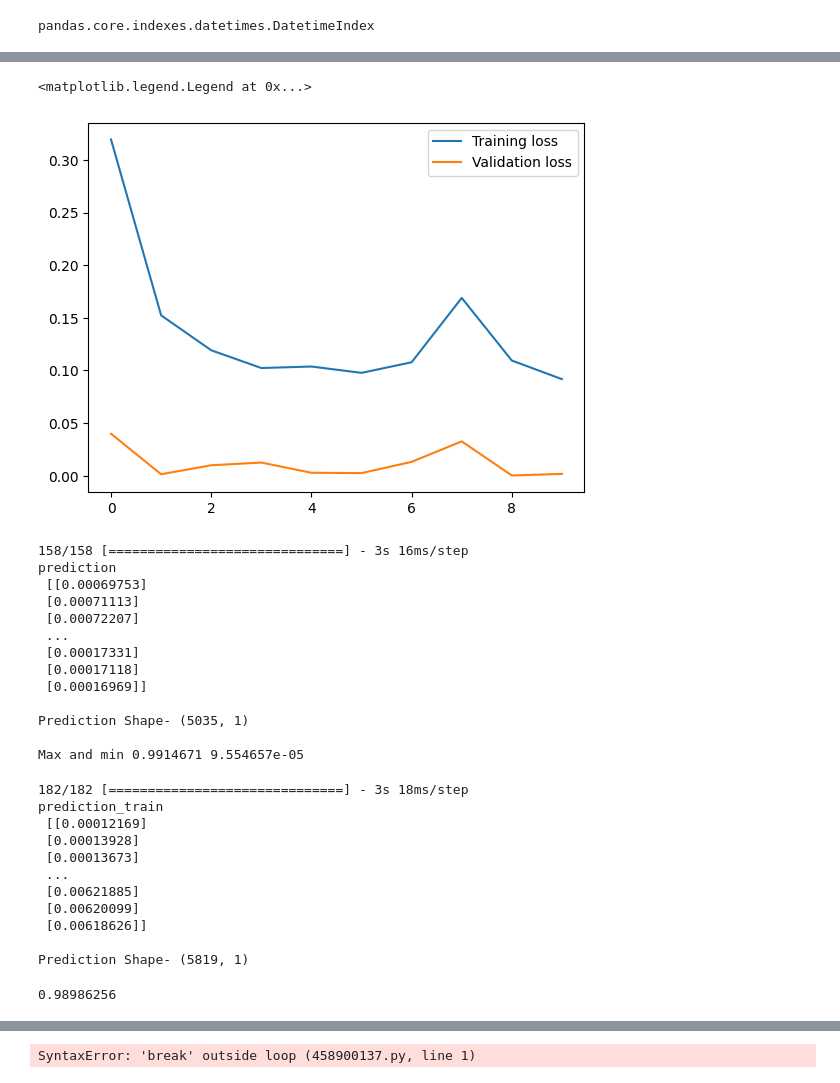
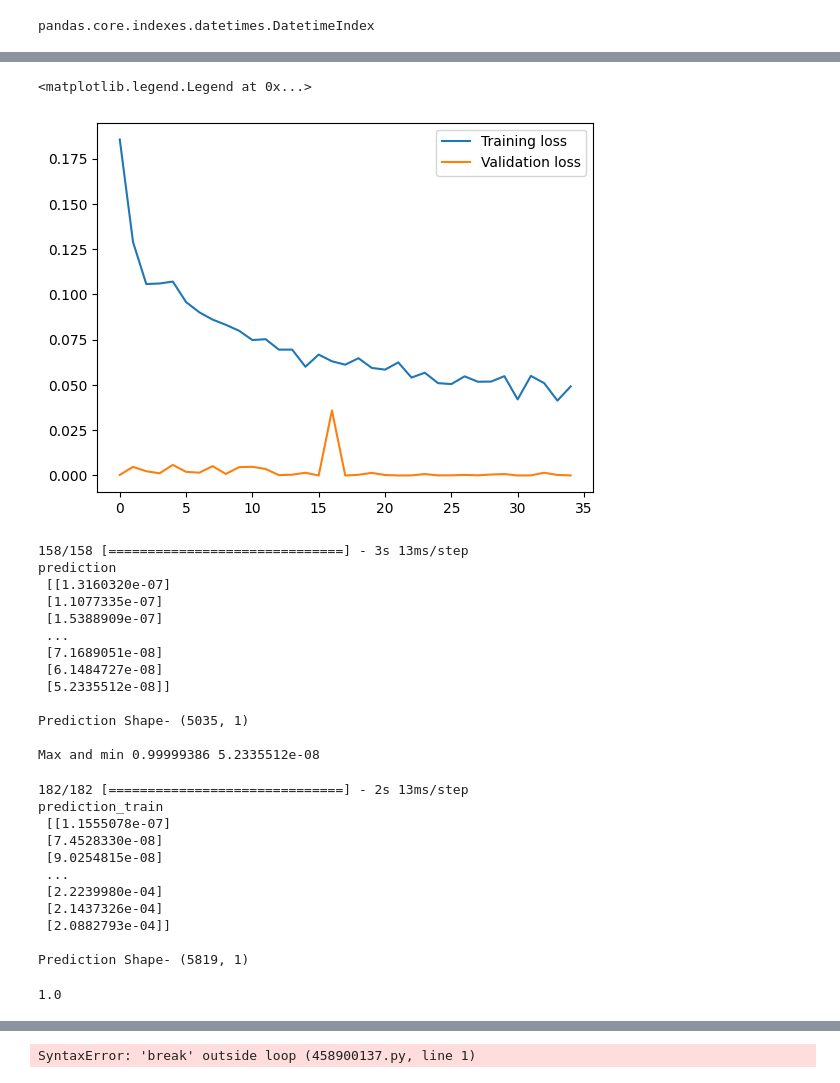
Before and after one commit to AmineMahdioui/projet-de-fin-d-annee, a Jupyter notebook: New try LSTM.ipynb, the cells around one changed output, grey strips where cells are left out. Saved outputs shown, nothing was run; the diff lists cells and outputs as text; code cells hidden in the pictures.

```diff
--- a/New try LSTM.ipynb
+++ b/New try LSTM.ipynb
@@ -129,14 +129,14 @@ pandas.core.indexes.datetimes.DatetimeIndex
 model = Sequential()
 model.add(LSTM(64, activation='relu', input_shape=(trainX.shape[1], trainX.shape[2]), return_sequences=True))
 model.add(Dropout(0.2))
-model.add(LSTM(64, activation='relu', return_sequences=True))
+model.add(LSTM(32, activation='relu', return_sequences=True))
 model.add(Dropout(0.2))
-model.add(LSTM(64, activation='relu', return_sequences=False))
+model.add(LSTM(16, activation='relu', return_sequences=False))
 model.add(Dense(n_forecast,activation='sigmoid'))
 
 model.compile(optimizer='adam', loss='BinaryCrossentropy')
 # fit the model
-history = model.fit(trainX, trainY, epochs=10, batch_size=32, validation_split=0.1, verbose=1)
+history = model.fit(trainX, trainY, epochs=35, batch_size=32, validation_split=0.1, verbose=1)
 
 plt.plot(history.history['loss'], label='Training loss')
 plt.plot(history.history['val_loss'], label='Validation loss')
@@ -165,44 +162,44 @@ Epoch 10/10
 <matplotlib.legend.Legend at 0x...>
-[figure, old version]
+[figure, new version]
 # %%
 prediction=model.predict(testX)
 print("prediction\n", prediction)
 print("\nPrediction Shape-",prediction.shape)
 print("\nMax and min",prediction.max(),prediction.min())
 # %% [output]
-158/158 [==============================] - 3s 16ms/step
+158/158 [==============================] - 3s 13ms/step
 prediction
- [[0.00069753]
- [0.00071113]
- [0.00072207]
+ [[1.3160320e-07]
+ [1.1077335e-07]
+ [1.5388909e-07]
  ...
- [0.00017331]
- [0.00017118]
- [0.00016969]]
+ [7.1689051e-08]
+ [6.1484727e-08]
+ [5.2335512e-08]]
 
 Prediction Shape- (5035, 1)
 
-Max and min 0.9914671 9.554657e-05
+Max and min 0.99999386 5.2335512e-08
 # %%
 prediction_train=model.predict(trainX)
 print("prediction_train\n", prediction_train)
 print("\nPrediction Shape-",prediction_train.shape)
 # %% [output]
-182/182 [==============================] - 3s 18ms/step
+182/182 [==============================] - 2s 13ms/step
 prediction_train
- [[0.00012169]
- [0.00013928]
- [0.00013673]
+ [[1.1555078e-07]
+ [7.4528330e-08]
+ [9.0254815e-08]
  ...
- [0.00621885]
- [0.00620099]
- [0.00618626]]
+ [2.2239980e-04]
+ [2.1437326e-04]
+ [2.0882793e-04]]
 
 Prediction Shape- (5819, 1)
 # %%
 prediction_train.max()
 # %% [output]
-0.98986256
+1.0
 # %%
 plot(prediction_train,df_for_training["target"].iloc[-prediction_train.shape[0]:])
 # %% [output]
```
Also changed, not shown: parts of 3 cells of this notebook.
